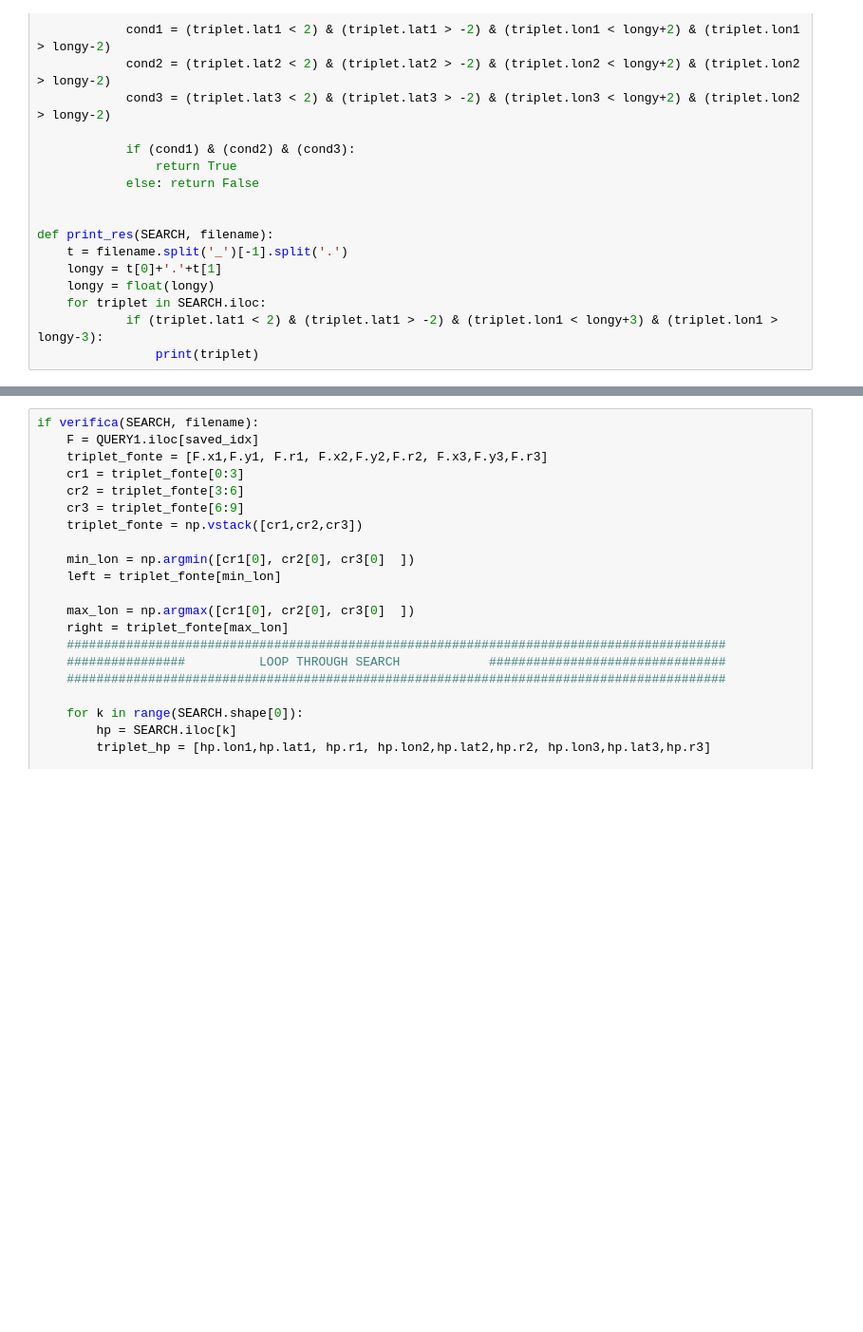
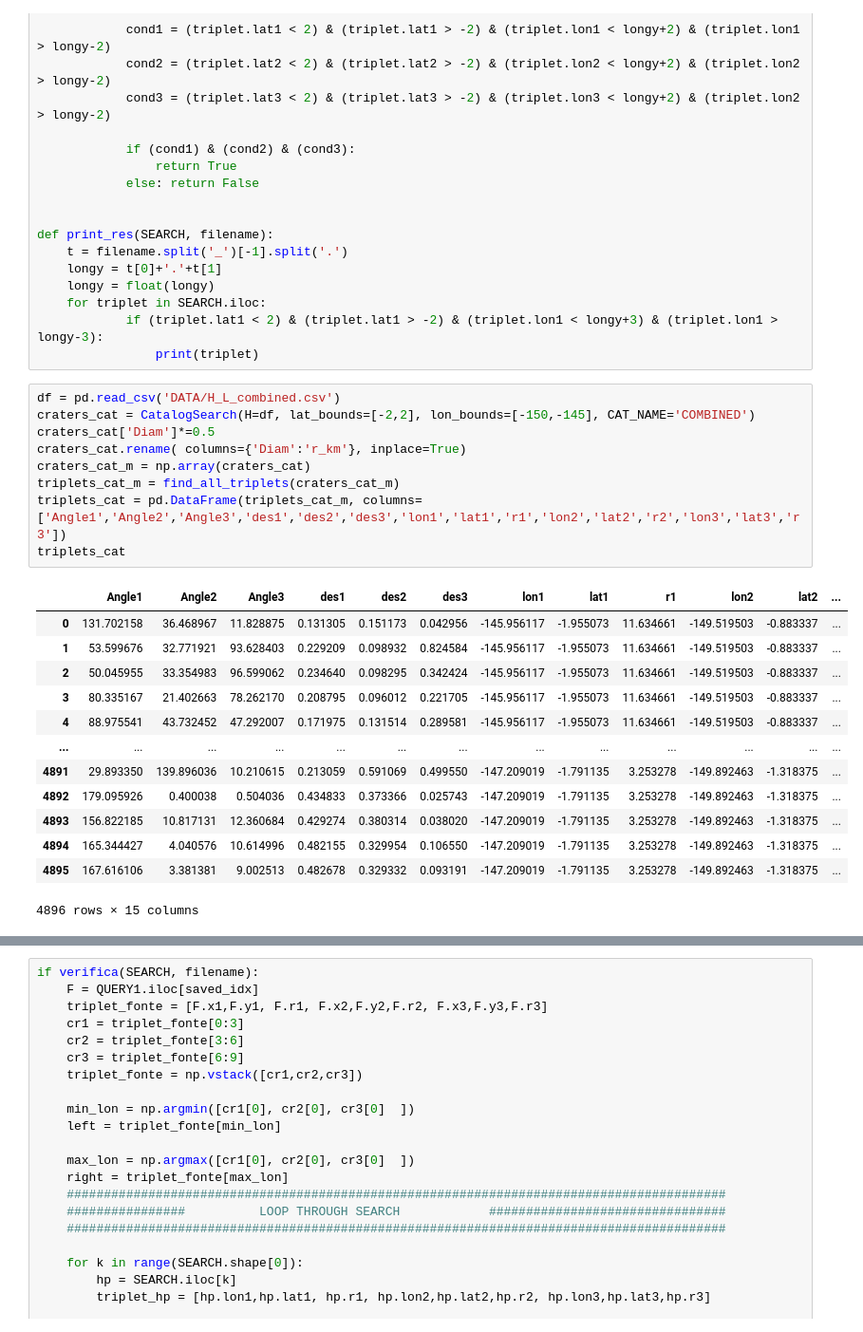
Before and after one commit to sirbastiano/FederNet, a Jupyter notebook: match.ipynb, the cells around one changed output, grey strips where cells are left out. Shown at 95% size. Saved outputs shown, nothing was run; the diff lists cells and outputs as text; blank space fills up the shorter version.

```diff
--- a/match.ipynb
+++ b/match.ipynb
@@ -193,6 +255,29 @@ def print_res(SEARCH, filename):
     for triplet in SEARCH.iloc:
             if (triplet.lat1 < 2) & (triplet.lat1 > -2) & (triplet.lon1 < longy+3) & (triplet.lon1 > longy-3):
                 print(triplet)
+# %%
+df = pd.read_csv('DATA/H_L_combined.csv')
+craters_cat = CatalogSearch(H=df, lat_bounds=[-2,2], lon_bounds=[-150,-145], CAT_NAME='COMBINED')
+craters_cat['Diam']*=0.5
+craters_cat.rename( columns={'Diam':'r_km'}, inplace=True)
+craters_cat_m = np.array(craters_cat)
+triplets_cat_m = find_all_triplets(craters_cat_m)
+triplets_cat = pd.DataFrame(triplets_cat_m, columns=['Angle1','Angle2','Angle3','des1','des2','des3','lon1','lat1','r1','lon2','lat2','r2','lon3','lat3','r3'])
+triplets_cat
+# %% [output]
+|  | Angle1 | Angle2 | Angle3 | des1 | des2 | des3 | lon1 | lat1 | r1 | lon2 | lat2 | ... |
+| 0 | 131.702158 | 36.468967 | 11.828875 | 0.131305 | 0.151173 | 0.042956 | -145.956117 | -1.955073 | 11.634661 | -149.519503 | -0.883337 | ... |
+| 1 | 53.599676 | 32.771921 | 93.628403 | 0.229209 | 0.098932 | 0.824584 | -145.956117 | -1.955073 | 11.634661 | -149.519503 | -0.883337 | ... |
+| 2 | 50.045955 | 33.354983 | 96.599062 | 0.234640 | 0.098295 | 0.342424 | -145.956117 | -1.955073 | 11.634661 | -149.519503 | -0.883337 | ... |
+| 3 | 80.335167 | 21.402663 | 78.262170 | 0.208795 | 0.096012 | 0.221705 | -145.956117 | -1.955073 | 11.634661 | -149.519503 | -0.883337 | ... |
+| 4 | 88.975541 | 43.732452 | 47.292007 | 0.171975 | 0.131514 | 0.289581 | -145.956117 | -1.955073 | 11.634661 | -149.519503 | -0.883337 | ... |
+| ... | ... | ... | ... | ... | ... | ... | ... | ... | ... | ... | ... | ... |
+| 4891 | 29.893350 | 139.896036 | 10.210615 | 0.213059 | 0.591069 | 0.499550 | -147.209019 | -1.791135 | 3.253278 | -149.892463 | -1.318375 | ... |
+| 4892 | 179.095926 | 0.400038 | 0.504036 | 0.434833 | 0.373366 | 0.025743 | -147.209019 | -1.791135 | 3.253278 | -149.892463 | -1.318375 | ... |
+| 4893 | 156.822185 | 10.817131 | 12.360684 | 0.429274 | 0.380314 | 0.038020 | -147.209019 | -1.791135 | 3.253278 | -149.892463 | -1.318375 | ... |
+| 4894 | 165.344427 | 4.040576 | 10.614996 | 0.482155 | 0.329954 | 0.106550 | -147.209019 | -1.791135 | 3.253278 | -149.892463 | -1.318375 | ... |
+| 4895 | 167.616106 | 3.381381 | 9.002513 | 0.482678 | 0.329332 | 0.093191 | -147.209019 | -1.791135 | 3.253278 | -149.892463 | -1.318375 | ... |
+4896 rows × 15 columns
 # %%
 idx = 0
 # IMG1:
```
Also changed, not shown: parts of 11 cells of this notebook, 3 other files.
